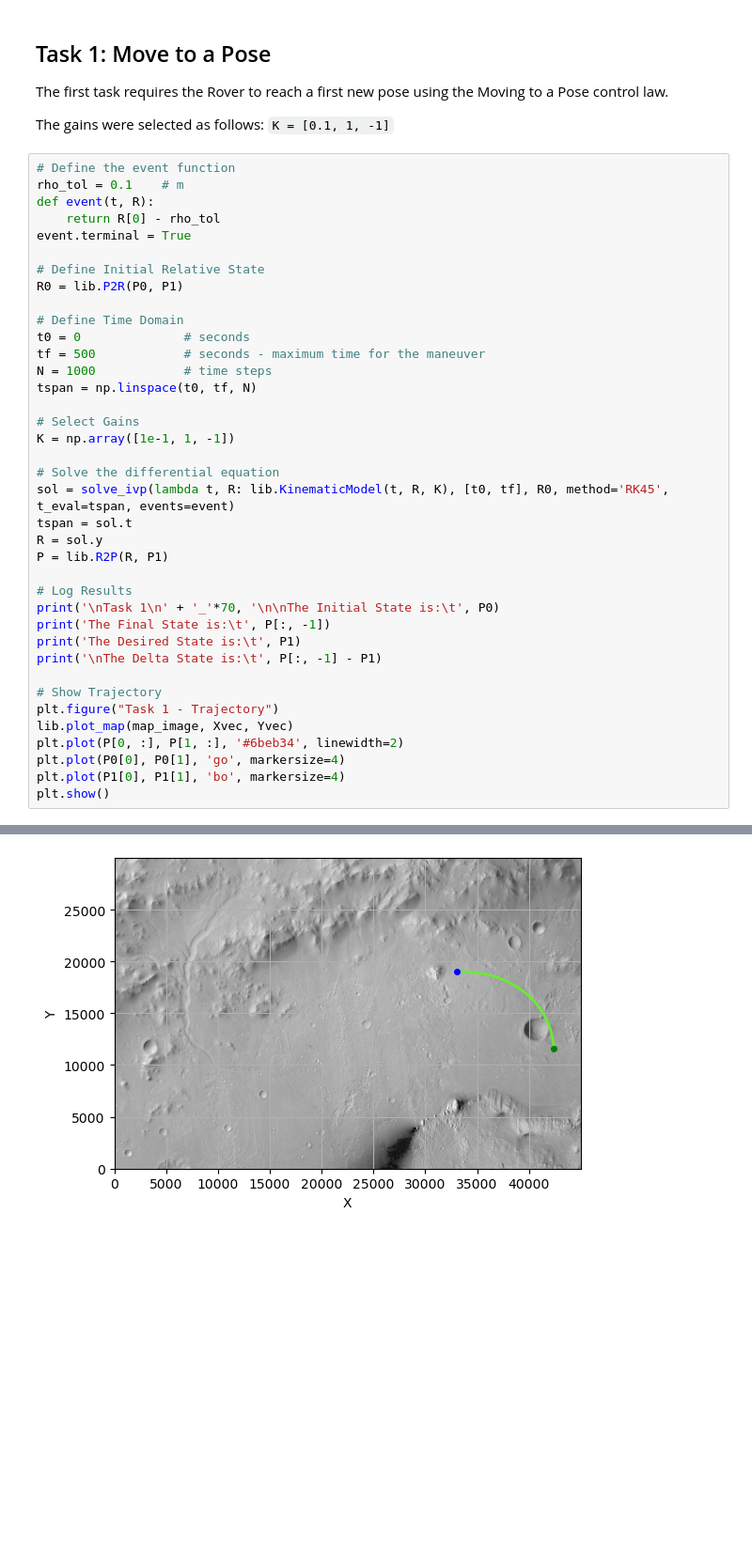
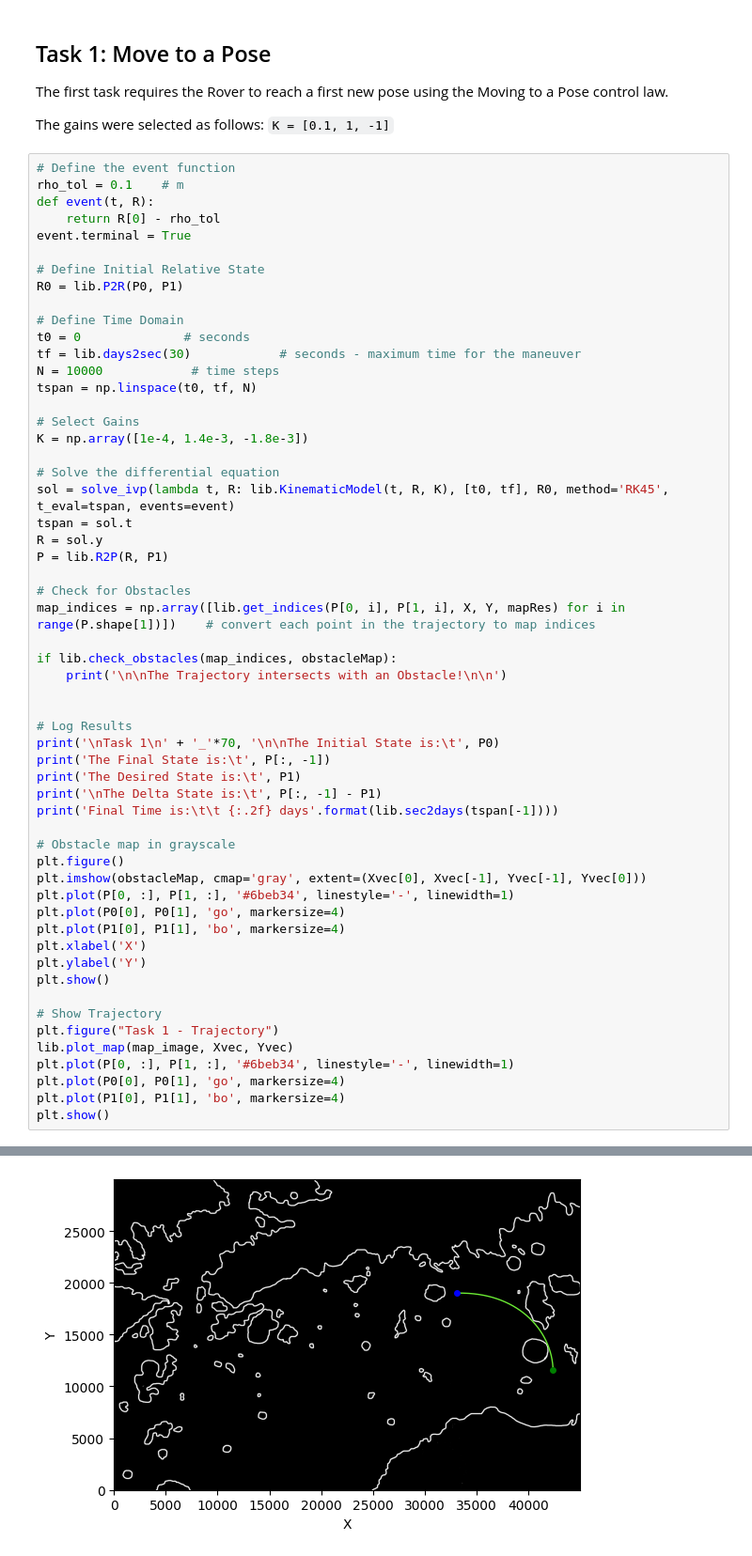
Before and after one commit to Leonardo-Russo/Autonomous-Driving-Rover, a Jupyter notebook: notebook.ipynb, the cells around one changed output, grey strips where cells are left out. Shown at 94% size. Saved outputs shown, nothing was run; the diff lists cells and outputs as text; blank space fills up the shorter version.

```diff
--- a/notebook.ipynb
+++ b/notebook.ipynb
@@ -95,12 +95,12 @@ R0 = lib.P2R(P0, P1)
 
 # Define Time Domain
 t0 = 0              # seconds
-tf = 500            # seconds - maximum time for the maneuver
-N = 1000            # time steps
+tf = lib.days2sec(30)            # seconds - maximum time for the maneuver
+N = 10000            # time steps
 tspan = np.linspace(t0, tf, N)
 
 # Select Gains
-K = np.array([1e-1, 1, -1])
+K = np.array([1e-4, 1.4e-3, -1.8e-3])
 
 # Solve the differential equation
 sol = solve_ivp(lambda t, R: lib.KinematicModel(t, R, K), [t0, tf], R0, method='RK45', t_eval=tspan, events=event)
@@ -108,16 +108,34 @@ tspan = sol.t
 R = sol.y
 P = lib.R2P(R, P1)
 
+# Check for Obstacles
+map_indices = np.array([lib.get_indices(P[0, i], P[1, i], X, Y, mapRes) for i in range(P.shape[1])])    # convert each point in the trajectory to map indices
+
+if lib.check_obstacles(map_indices, obstacleMap):
+    print('\n\nThe Trajectory intersects with an Obstacle!\n\n')
+
+
 # Log Results
 print('\nTask 1\n' + '_'*70, '\n\nThe Initial State is:\t', P0)
 print('The Final State is:\t', P[:, -1])
 print('The Desired State is:\t', P1)
 print('\nThe Delta State is:\t', P[:, -1] - P1)
+print('Final Time is:\t\t {:.2f} days'.format(lib.sec2days(tspan[-1])))
+
+# Obstacle map in grayscale
+plt.figure()
+plt.imshow(obstacleMap, cmap='gray', extent=(Xvec[0], Xvec[-1], Yvec[-1], Yvec[0]))
+plt.plot(P[0, :], P[1, :], '#6beb34', linestyle='-', linewidth=1)
+plt.plot(P0[0], P0[1], 'go', markersize=4)
+plt.plot(P1[0], P1[1], 'bo', markersize=4)
+plt.xlabel('X')
+plt.ylabel('Y')
+plt.show()
 
 # Show Trajectory
 plt.figure("Task 1 - Trajectory")
 lib.plot_map(map_image, Xvec, Yvec)
-plt.plot(P[0, :], P[1, :], '#6beb34', linewidth=2)
+plt.plot(P[0, :], P[1, :], '#6beb34', linestyle='-', linewidth=1)
 plt.plot(P0[0], P0[1], 'go', markersize=4)
 plt.plot(P1[0], P1[1], 'bo', markersize=4)
 plt.show()
@@ -133 +152 @@ The Delta State is:      [ 1.0264e-01 -2.5248e-08 -1.1174e-06]
-[figure, old version]
+[figure, new version]
```
Also changed, not shown: parts of 2 cells of this notebook, 1 other file.
